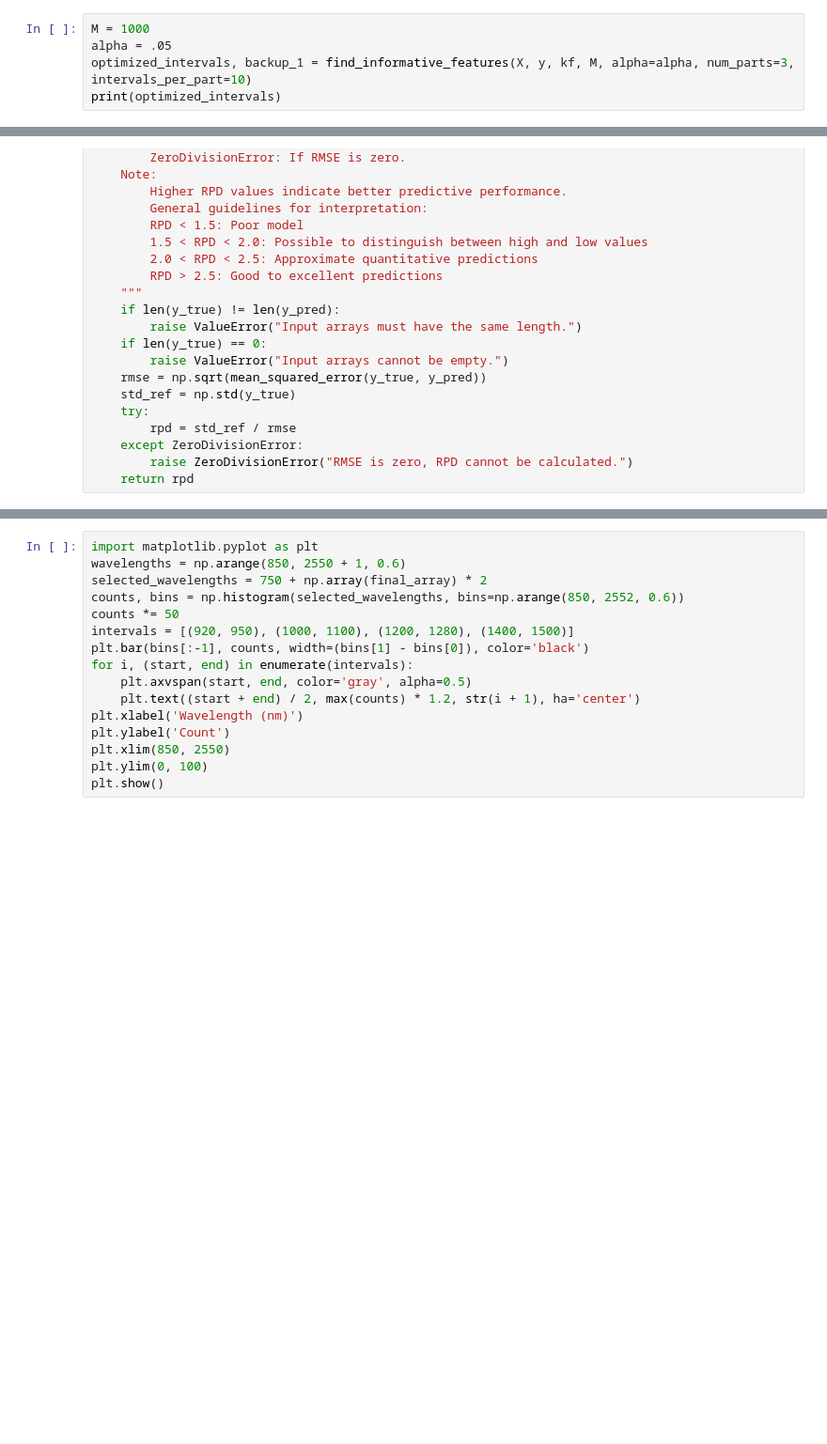
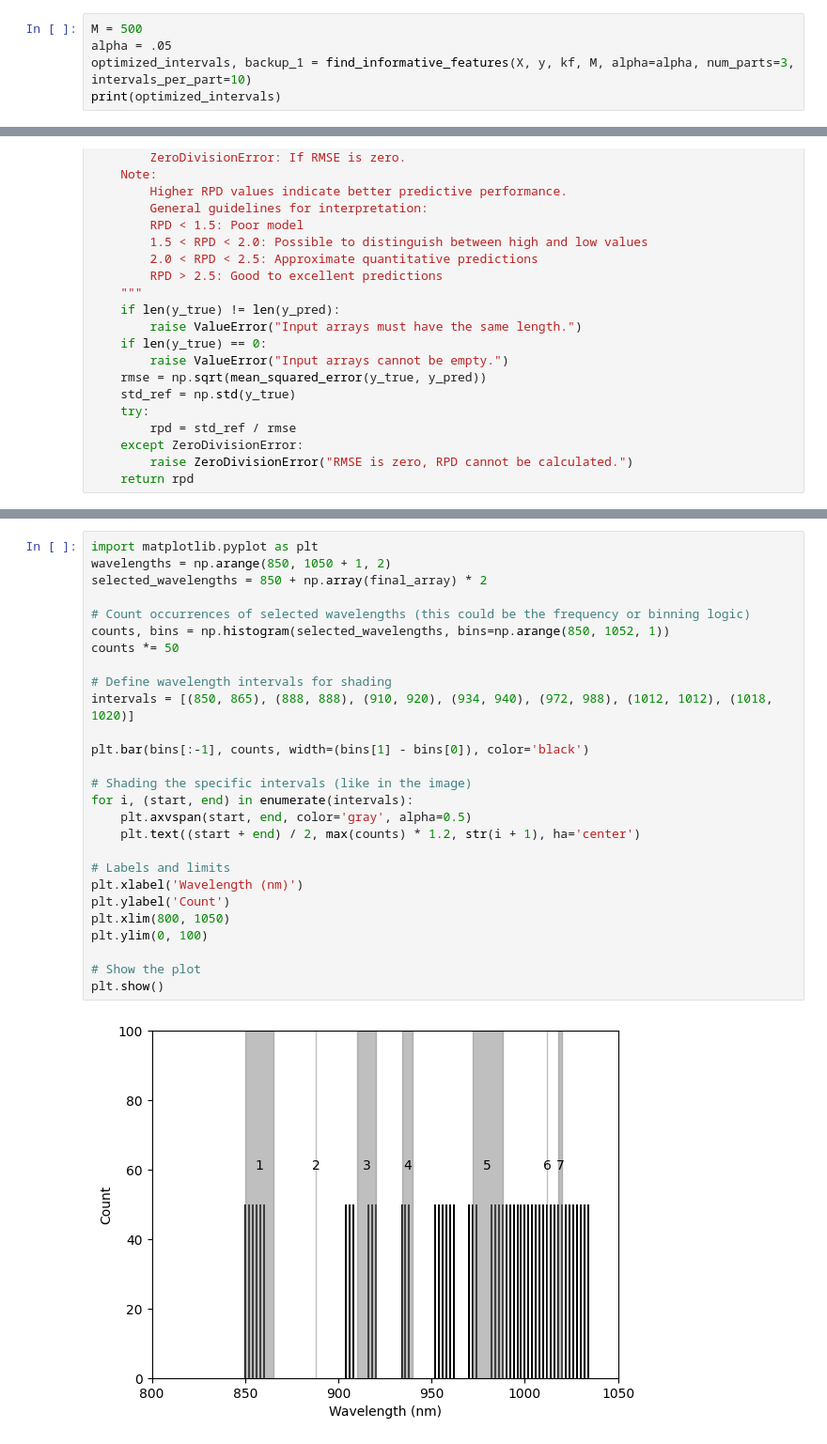
Before and after one commit to Kinchinpo/IPO, a Jupyter notebook: IPO.ipynb, the cells around one changed output, grey strips where cells are left out. Shown at 94% size. Saved outputs shown, nothing was run; the diff lists cells and outputs as text; blank space fills up the shorter version.

```diff
--- a/IPO.ipynb
+++ b/IPO.ipynb
@@ -158,7 +189,7 @@ def find_informative_features(X, y, kf, M=500, num_parts=5, intervals_per_part=1
     print("Final informative parts identified.")
     return informative_parts, backup_index_min
 # %%
-M = 1000
+M = 500
 alpha = .05
 optimized_intervals, backup_1 = find_informative_features(X, y, kf, M, alpha=alpha, num_parts=3, intervals_per_part=10)
 print(optimized_intervals)
@@ -271,16 +337,29 @@ print(np.sqrt(mse1))
 # %%
 import matplotlib.pyplot as plt
-wavelengths = np.arange(850, 2550 + 1, 0.6)
-selected_wavelengths = 750 + np.array(final_array) * 2
-counts, bins = np.histogram(selected_wavelengths, bins=np.arange(850, 2552, 0.6))
+wavelengths = np.arange(850, 1050 + 1, 2)
+selected_wavelengths = 850 + np.array(final_array) * 2
+
+# Count occurrences of selected wavelengths (this could be the frequency or binning logic)
+counts, bins = np.histogram(selected_wavelengths, bins=np.arange(850, 1052, 1))
 counts *= 50
-intervals = [(920, 950), (1000, 1100), (1200, 1280), (1400, 1500)]
+
+# Define wavelength intervals for shading
+intervals = [(850, 865), (888, 888), (910, 920), (934, 940), (972, 988), (1012, 1012), (1018, 1020)]
+
 plt.bar(bins[:-1], counts, width=(bins[1] - bins[0]), color='black')
+
+# Shading the specific intervals (like in the image)
 for i, (start, end) in enumerate(intervals):
     plt.axvspan(start, end, color='gray', alpha=0.5)
     plt.text((start + end) / 2, max(counts) * 1.2, str(i + 1), ha='center')
+
+# Labels and limits
 plt.xlabel('Wavelength (nm)')
 plt.ylabel('Count')
-plt.xlim(850, 2550)
+plt.xlim(800, 1050)
 plt.ylim(0, 100)
+
+# Show the plot
 plt.show()
+# %% [output]
+[figure, added]
```
Also changed, not shown: parts of 12 cells of this notebook, 3 other files.
